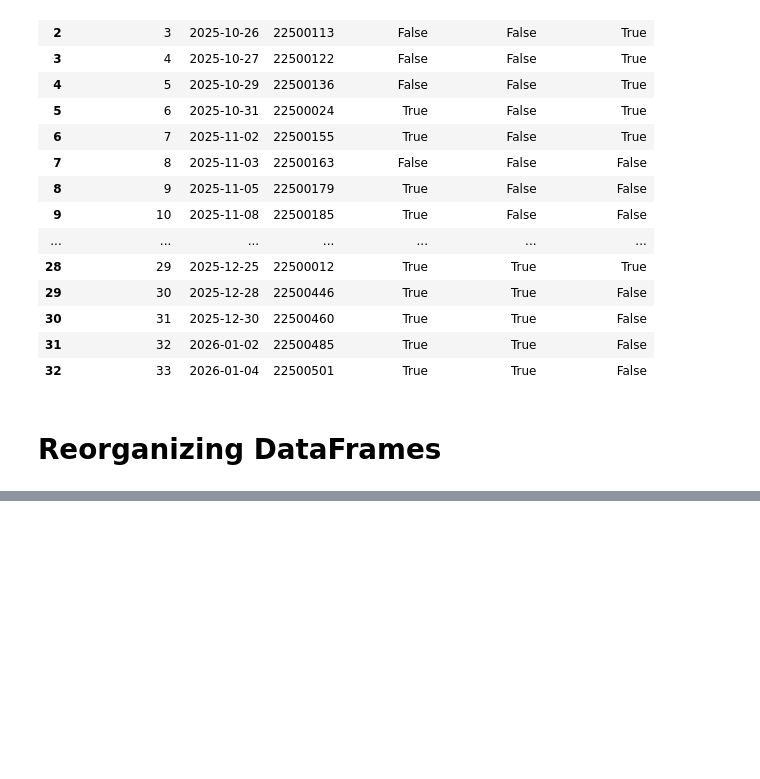
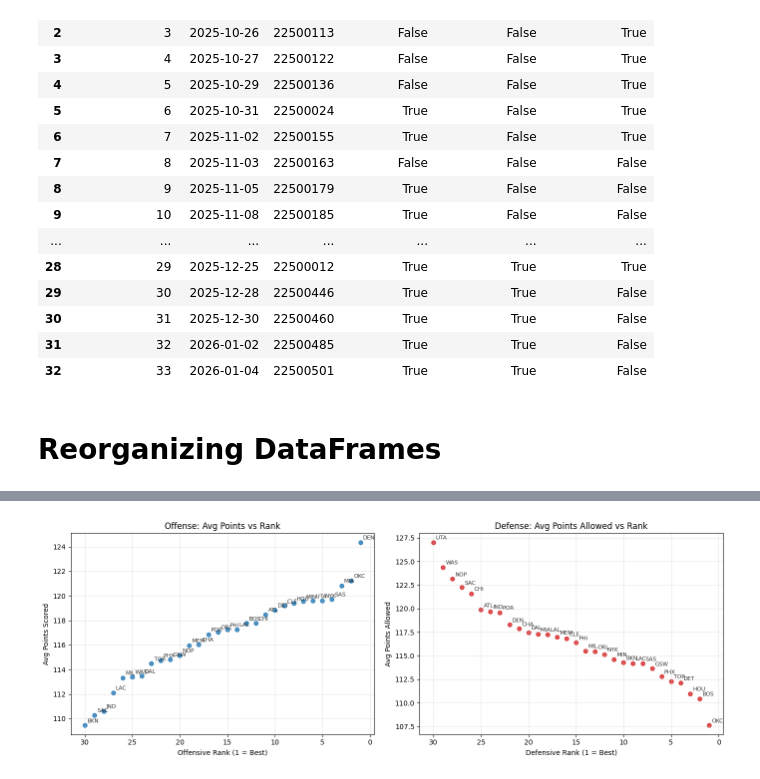
Before and after one commit to sibhisakthivel/nba-game-dashboard-automation, a Jupyter notebook: design.ipynb, the cells around one changed output, grey strips where cells are left out. Drawn from its saved outputs; the diff is of its cells as text; code cells hidden in the pictures; blank space fills up the shorter version.

```diff
--- a/design.ipynb
+++ b/design.ipynb
@@ -1076,0 +1015,72 @@ tbs.head()
+# %%
+import matplotlib.pyplot as plt
+
+# Use the latest snapshot (e.g., 2026-01-06)
+latest_date = daily_ranks["game_date"].max()
+
+df = (
+    daily_ranks[daily_ranks["game_date"] == latest_date]
+    .sort_values("TEAM_ABBREVIATION")
+)
+
+fig, axes = plt.subplots(1, 2, figsize=(14, 5), sharex=False)
+
+# =========================================================
+# 1) Offensive: Avg PTS vs Offensive Rank
+# =========================================================
+axes[0].scatter(
+    df["off_rank"],
+    df["avg_pts"],
+    alpha=0.8
+)
+
+axes[0].invert_xaxis()  # rank 1 on the left
+axes[0].set_title("Offense: Avg Points vs Rank")
+axes[0].set_xlabel("Offensive Rank (1 = Best)")
+axes[0].set_ylabel("Avg Points Scored")
+
+# Annotate teams (optional but very useful)
+for _, row in df.iterrows():
+    axes[0].annotate(
+        row["TEAM_ABBREVIATION"],
+        (row["off_rank"], row["avg_pts"]),
+        textcoords="offset points",
+        xytext=(4, 4),
+        fontsize=8,
+        alpha=0.8
+    )
+
+axes[0].grid(alpha=0.3)
+
+
+# =========================================================
+# 2) Defensive: Avg PTS Allowed vs Defensive Rank
+# =========================================================
+axes[1].scatter(
+    df["def_rank"],
+    df["avg_pts_allowed"],
+    alpha=0.8,
+    color="tab:red"
+)
+
+axes[1].invert_xaxis()  # rank 1 on the left
+axes[1].set_title("Defense: Avg Points Allowed vs Rank")
+axes[1].set_xlabel("Defensive Rank (1 = Best)")
+axes[1].set_ylabel("Avg Points Allowed")
+
+for _, row in df.iterrows():
+    axes[1].annotate(
+        row["TEAM_ABBREVIATION"],
+        (row["def_rank"], row["avg_pts_allowed"]),
+        textcoords="offset points",
+        xytext=(4, 4),
+        fontsize=8,
+        alpha=0.8
+    )
+
+axes[1].grid(alpha=0.3)
+
+plt.tight_layout()
+plt.show()
+# %% [output]
+[figure, added]
```
Also changed, not shown: parts of 4 cells of this notebook.
